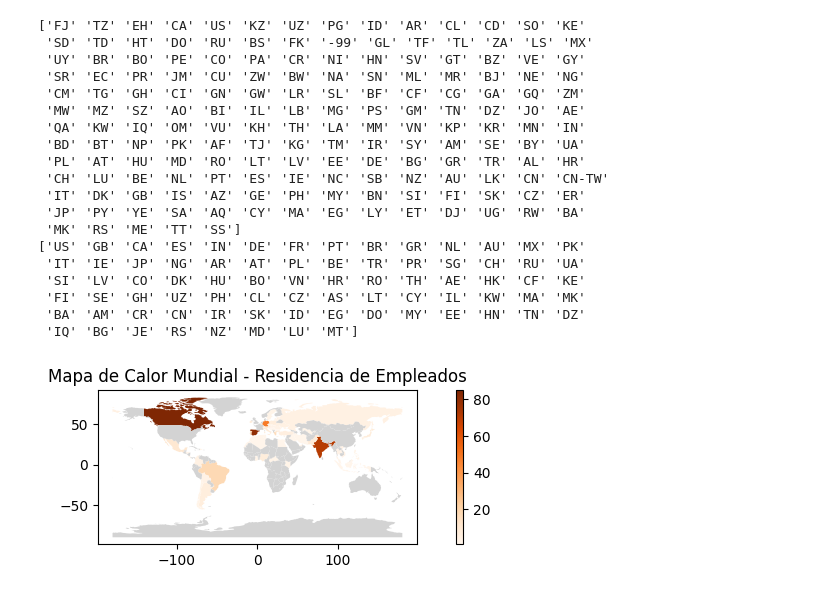
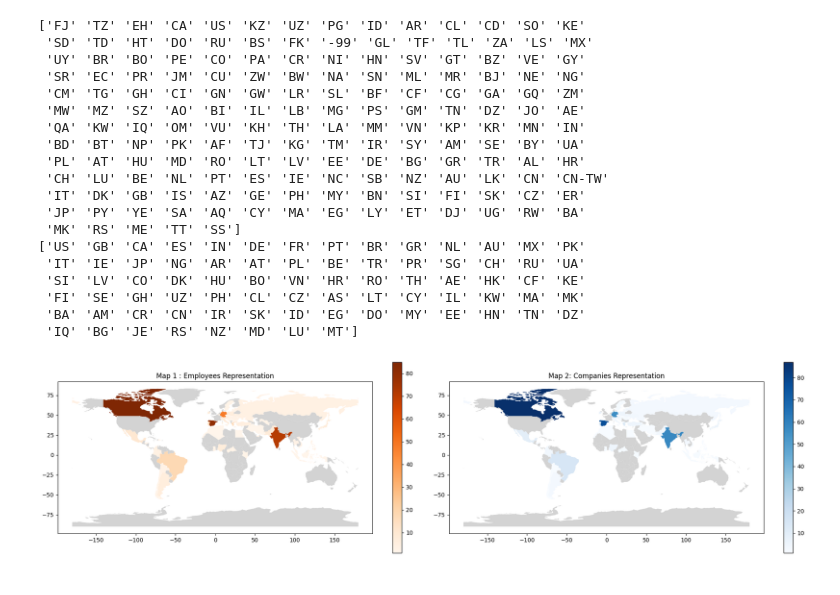
Before and after one commit to santiloc-hub/Data-Science-Salary-Analisis, a Jupyter notebook: Main.ipynb, the cells around one changed output. Saved outputs shown, nothing was run; the diff lists cells and outputs as text; code cells hidden in the pictures.

```diff
--- a/Main.ipynb
+++ b/Main.ipynb
@@ -87,0 +235,5 @@ Name: count, Length: 72, dtype: int64
+# %%
+# Crear un DataFrame desde value_counts
+comp_Counts = Data['company_location'].value_counts().reset_index()
+comp_Counts.columns = ['company_location', 'value1']  # Renombrar columnas
+print(comp_Counts)
@@ -122,26 +289,35 @@ world['ISO_A2'] = world['SOV_A3'].apply(convert_to_alpha2)
  'FI' 'SE' 'GH' 'UZ' 'PH' 'CL' 'CZ' 'AS' 'LT' 'CY' 'IL' 'KW' 'MA' 'MK'
  'BA' 'AM' 'CR' 'CN' 'IR' 'SK' 'ID' 'EG' 'DO' 'MY' 'EE' 'HN' 'TN' 'DZ'
  'IQ' 'BG' 'JE' 'RS' 'NZ' 'MD' 'LU' 'MT']
-# %%
-# Combinar datos con geometrías del GeoDataFrame
-merged = world.merge(Empl_Counts, how='left', left_on='ISO_A2', right_on='employee_residence')
-
-# Graficar el mapa de calor
-
-ax = merged.plot(
-    column='value',       # Columna con los datos para el mapa de calor
-    cmap='Oranges',        # Paleta de colores
-    legend=True,          # Mostrar barra de colores
-    missing_kwds={
-        "color": "lightgrey",  # Color para países sin datos
-        "label": "No data"
-    },
-    figsize=(10,2)
-)
-
-
-# Personalizar el gráfico
-plt.title("Mapa de Calor Mundial - Residencia de Empleados")
-plt.show()
-# %% [output]
-[figure, removed]
+# %%
+# Combinar datos con geometrías del GeoDataFrame
+merged_emp = world.merge(Empl_Counts, how='left', left_on='ISO_A2', right_on='employee_residence')
+merged_comp=world.merge(comp_Counts, how='left', left_on='ISO_A2', right_on='company_location')
+# Crear la figura y los subplots (1 fila, 2 columnas)
+fig, axes = plt.subplots(1, 2, figsize=(20, 5))  # Ajusta figsize según sea necesario
+
+# Primer mapa
+merged_emp.plot(
+    column='value',
+    cmap='Oranges',
+    legend=True,
+    missing_kwds={"color": "lightgrey", "label": "No data"},
+    ax=axes[0]  # Especificamos el subplot donde se dibuja el primer mapa
+)
+axes[0].set_title("Map 1 : Employees Representation")
+
+# Segundo mapa (puedes cambiar la columna o la paleta de colores)
+merged_comp.plot(
+    column='value1',
+    cmap='Blues',
+    legend=True,
+    missing_kwds={"color": "lightgrey", "label": "No data"},
+    ax=axes[1]  # Especificamos el subplot donde se dibuja el segundo mapa
+)
+axes[1].set_title("Map 2: Companies Representation")
+
+# Mostrar los gráficos
+plt.tight_layout()
+plt.show()
+# %% [output]
+[figure, added]
```
Also changed, not shown: parts of 29 cells of this notebook.
